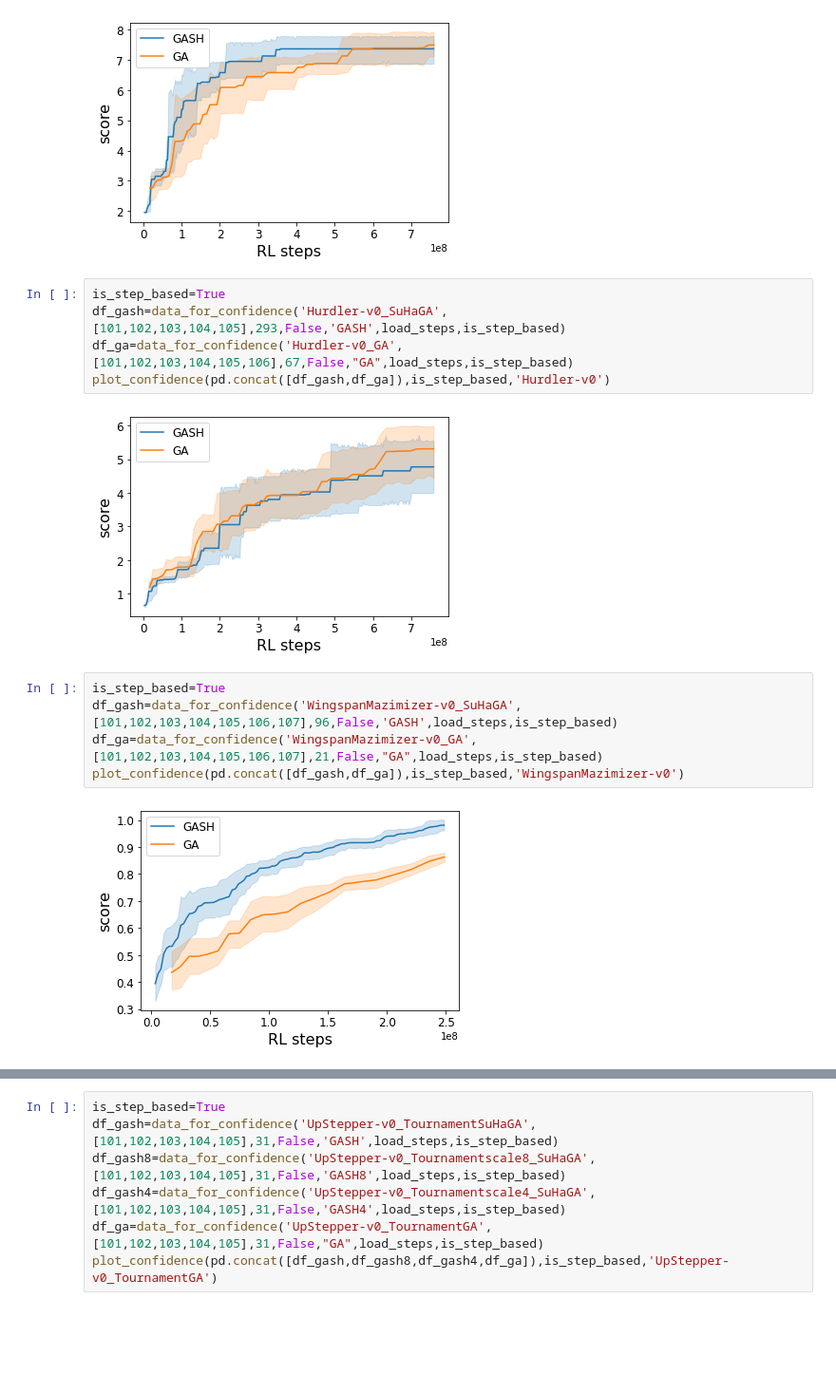
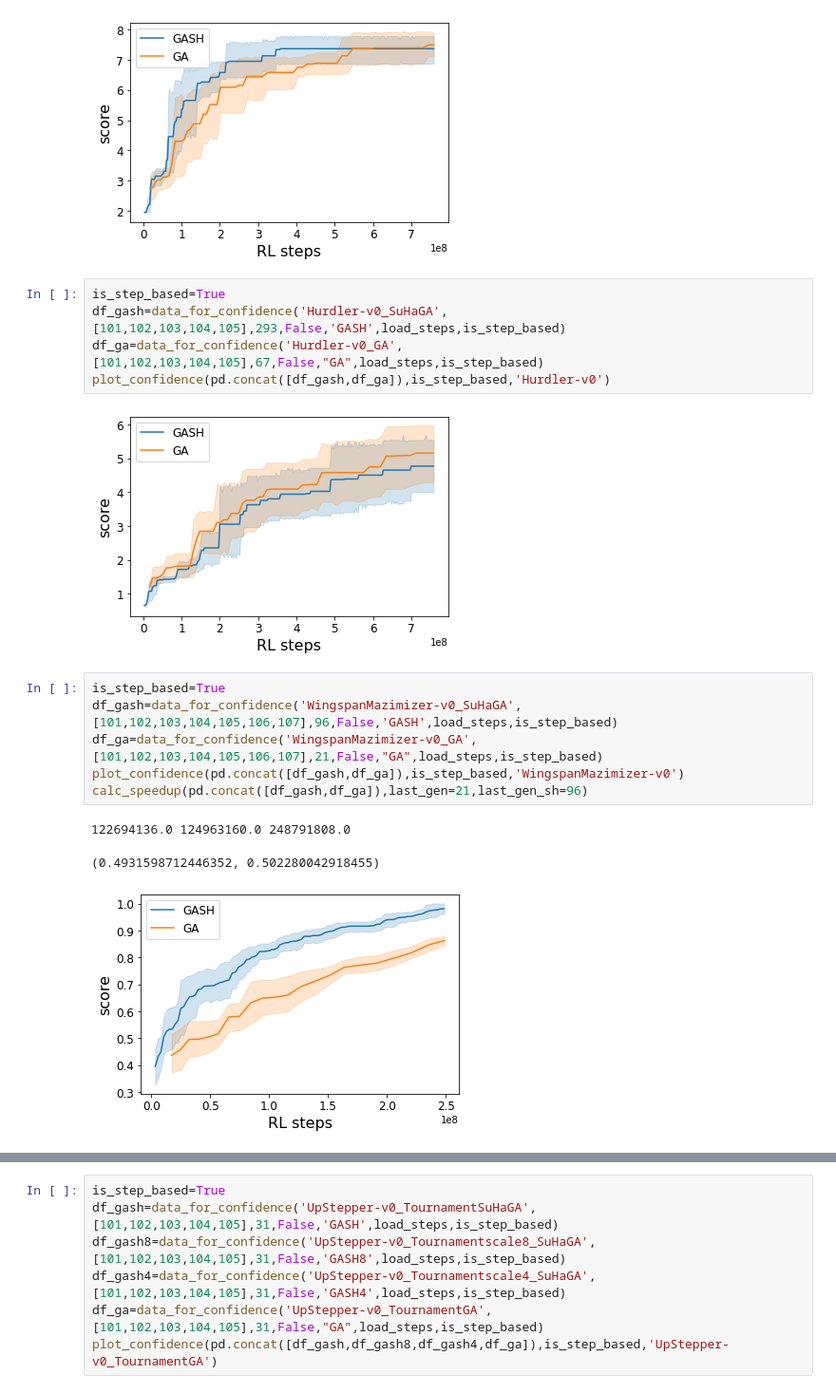
Before and after one commit to sk161717/Evogym-GASH, a Jupyter notebook: examples/output_graph.ipynb, the cells around one changed output, grey strips where cells are left out. Shown at 95% size. Cells and saved outputs as stored; diff of their text form; blank space fills up the shorter version.

```diff
--- a/examples/output_graph.ipynb
+++ b/examples/output_graph.ipynb
@@ -266,16 +266,19 @@ plot_confidence(pd.concat([df_gash,df_ga]),is_step_based,'GapJumper-v0')
 # %%
 is_step_based=True
 df_gash=data_for_confidence('Hurdler-v0_SuHaGA',[101,102,103,104,105],293,False,'GASH',load_steps,is_step_based)
-df_ga=data_for_confidence('Hurdler-v0_GA',[101,102,103,104,105,106],67,False,"GA",load_steps,is_step_based)
+df_ga=data_for_confidence('Hurdler-v0_GA',[101,102,103,104,105],67,False,"GA",load_steps,is_step_based)
 plot_confidence(pd.concat([df_gash,df_ga]),is_step_based,'Hurdler-v0')
 # %% [output]
-[figure, old version]
+[figure, new version]
 # %%
 is_step_based=True
 df_gash=data_for_confidence('WingspanMazimizer-v0_SuHaGA',[101,102,103,104,105,106,107],96,False,'GASH',load_steps,is_step_based)
 df_ga=data_for_confidence('WingspanMazimizer-v0_GA',[101,102,103,104,105,106,107],21,False,"GA",load_steps,is_step_based)
 plot_confidence(pd.concat([df_gash,df_ga]),is_step_based,'WingspanMazimizer-v0')
+calc_speedup(pd.concat([df_gash,df_ga]),last_gen=21,last_gen_sh=96)
 # %% [output]
+122694136.0 124963160.0 248791808.0
+(0.4931598712446352, 0.502280042918455)
 [figure]
 # %%
 is_step_based=True
```
Also changed, not shown: parts of 18 cells of this notebook, 16 other files.
